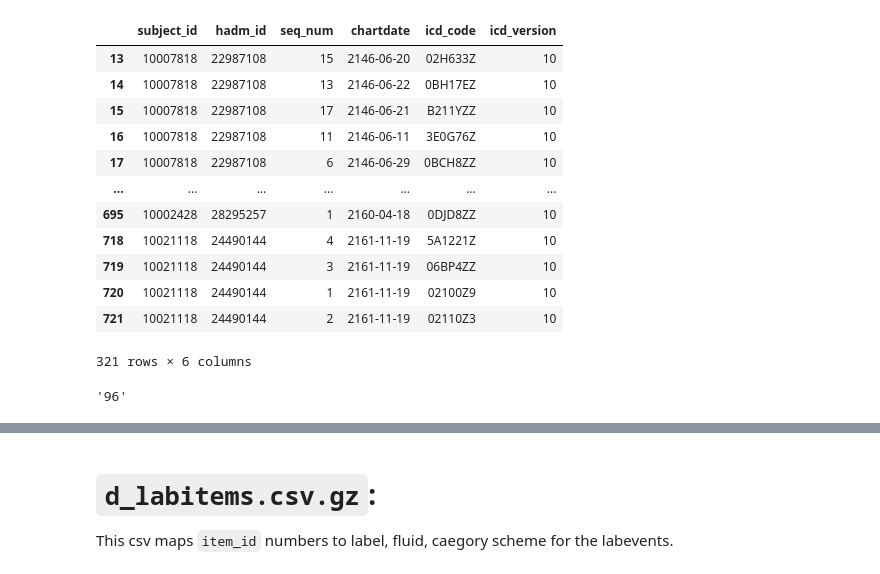
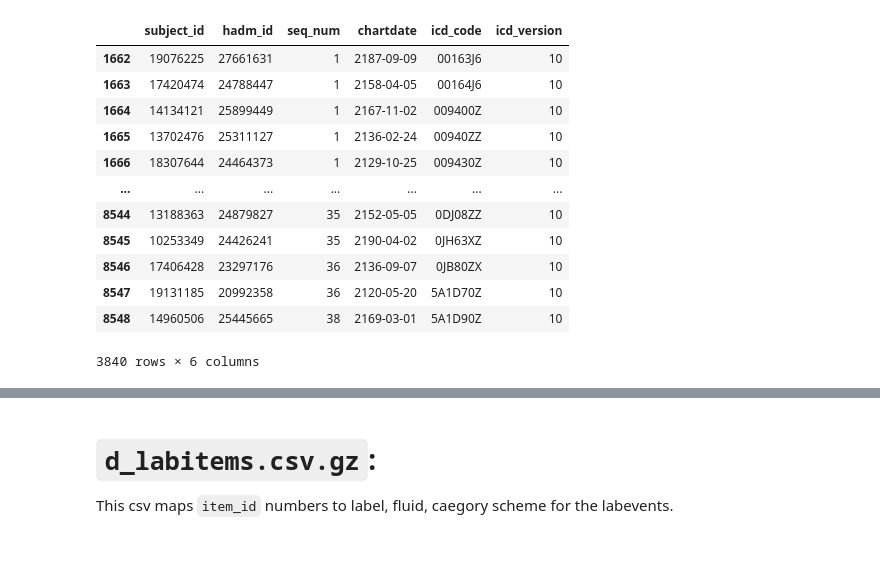
Before and after one commit to Aditya-2204/AI-Discovery-of-Novel-Longitudinal-Disease-Phenotypes-in-Electronic-Health-Records, a Jupyter notebook: marker_analysis.ipynb, the cells around one changed output, grey strips where cells are left out. Drawn from its saved outputs; the diff is of its cells as text; code cells hidden in the pictures.

Commit message:
Added bigquery support; transition to actual MIMIC v3.1 from demo

```diff
--- a/marker_analysis.ipynb
+++ b/marker_analysis.ipynb
@@ -33,26 +33,50 @@ Requirement already satisfied: importlib-resources<6.0.0,>=5.12.0 in /usr/local/
+# %%
+bq_client = bigquery.Client(project="ai-discovery-of-unknown-md")
+# %%
+def getProceduresIcd():
+  return bq_client.query('''
+  SELECT * FROM `physionet-data.mimiciv_3_1_hosp.procedures_icd` WHERE RAND() < 0.01 LIMIT 1000000
+  ''').to_dataframe()
+
+def getDiagnosesIcd():
+  return bq_client.query('''
+  SELECT * FROM `physionet-data.mimiciv_3_1_hosp.diagnoses_icd`  WHERE RAND() < 0.01 LIMIT 1000000
+  ''').to_dataframe()
+def getLabEvents():
+  return bq_client.query('''
+  SELECT * FROM `physionet-data.mimiciv_3_1_hosp.labevents`  WHERE RAND() < 0.01 LIMIT 1000000
+  ''').to_dataframe()
+def getChartEvents():
+  return bq_client.query('''
+  SELECT * FROM `physionet-data.mimiciv_3_1_icu.chartevents`  WHERE RAND() < 0.01 LIMIT 1000000
+  ''').to_dataframe()
+def getAdmissions():
+  return bq_client.query('''
+  SELECT * FROM `physionet-data.mimiciv_3_1_hosp.admissions`  WHERE RAND() < 0.01 LIMIT 1000000
+  ''').to_dataframe()
+def getPatients():
+  return bq_client.query('''
+  SELECT * FROM `physionet-data.mimiciv_3_1_hosp.patients`  WHERE RAND() < 0.01 LIMIT 1000000
+  ''').to_dataframe()
+
+def getLabItems():
+  return bq_client.query('''
+  SELECT * FROM `physionet-data.mimiciv_3_1_hosp.d_labitems`  WHERE RAND() < 0.01 LIMIT 1000000
+  ''').to_dataframe()
 # %%
-df_procedures_icd = pd.read_csv(URL_DATA+'hosp/procedures_icd.csv.gz')
+df_procedures_icd = getProceduresIcd()
 df_procedures_icd[df_procedures_icd['icd_version']!=9]
 # %% [output]
 |  | subject_id | hadm_id | seq_num | chartdate | icd_code | icd_version |
-| 13 | 10007818 | 22987108 | 15 | 2146-06-20 | 02H633Z | 10 |
-| 14 | 10007818 | 22987108 | 13 | 2146-06-22 | 0BH17EZ | 10 |
-| 15 | 10007818 | 22987108 | 17 | 2146-06-21 | B211YZZ | 10 |
-| 16 | 10007818 | 22987108 | 11 | 2146-06-11 | 3E0G76Z | 10 |
-| 17 | 10007818 | 22987108 | 6 | 2146-06-29 | 0BCH8ZZ | 10 |
+| 1662 | 19076225 | 27661631 | 1 | 2187-09-09 | 00163J6 | 10 |
+| 1663 | 17420474 | 24788447 | 1 | 2158-04-05 | 00164J6 | 10 |
+| 1664 | 14134121 | 25899449 | 1 | 2167-11-02 | 009400Z | 10 |
+| 1665 | 13702476 | 25311127 | 1 | 2136-02-24 | 00940ZZ | 10 |
+| 1666 | 18307644 | 24464373 | 1 | 2129-10-25 | 009430Z | 10 |
 | ... | ... | ... | ... | ... | ... | ... |
-| 695 | 10002428 | 28295257 | 1 | 2160-04-18 | 0DJD8ZZ | 10 |
-| 718 | 10021118 | 24490144 | 4 | 2161-11-19 | 5A1221Z | 10 |
-| 719 | 10021118 | 24490144 | 3 | 2161-11-19 | 06BP4ZZ | 10 |
-| 720 | 10021118 | 24490144 | 1 | 2161-11-19 | 02100Z9 | 10 |
-| 721 | 10021118 | 24490144 | 2 | 2161-11-19 | 02110Z3 | 10 |
+| 8544 | 13188363 | 24879827 | 35 | 2152-05-05 | 0DJ08ZZ | 10 |
+| 8545 | 10253349 | 24426241 | 35 | 2190-04-02 | 0JH63XZ | 10 |
+| 8546 | 17406428 | 23297176 | 36 | 2136-09-07 | 0JB80ZX | 10 |
+| 8547 | 19131185 | 20992358 | 36 | 2120-05-20 | 5A1D70Z | 10 |
+| 8548 | 14960506 | 25445665 | 38 | 2169-03-01 | 5A1D90Z | 10 |
-321 rows × 6 columns
+3840 rows × 6 columns
-# %%
-from icdmappings import Mapper
-
-mapper = Mapper()
-
-icd9code = '3961'
-mapper.map(icd9code, source='icd9', target='ccs')
-# %% [output]
-'96'
```
Also changed, not shown: parts of 28 cells of this notebook, 4 other files.
